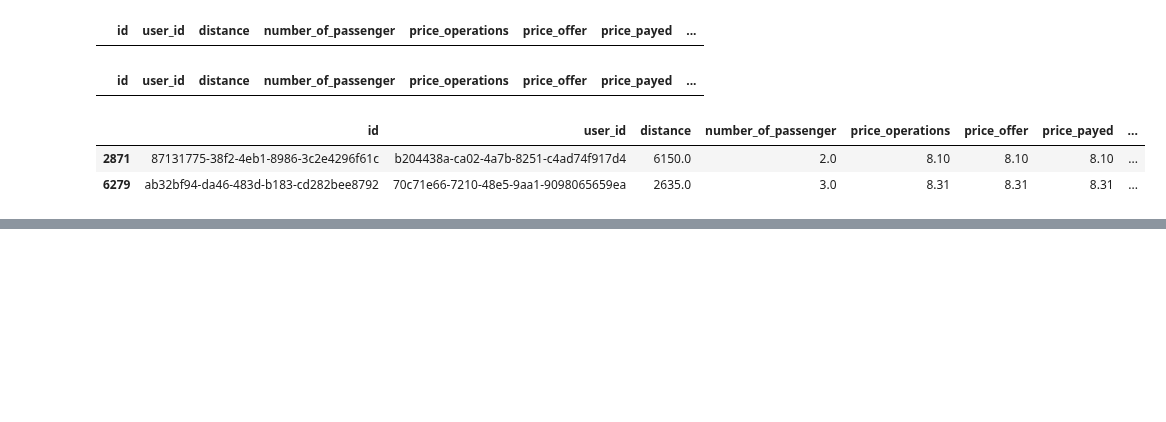
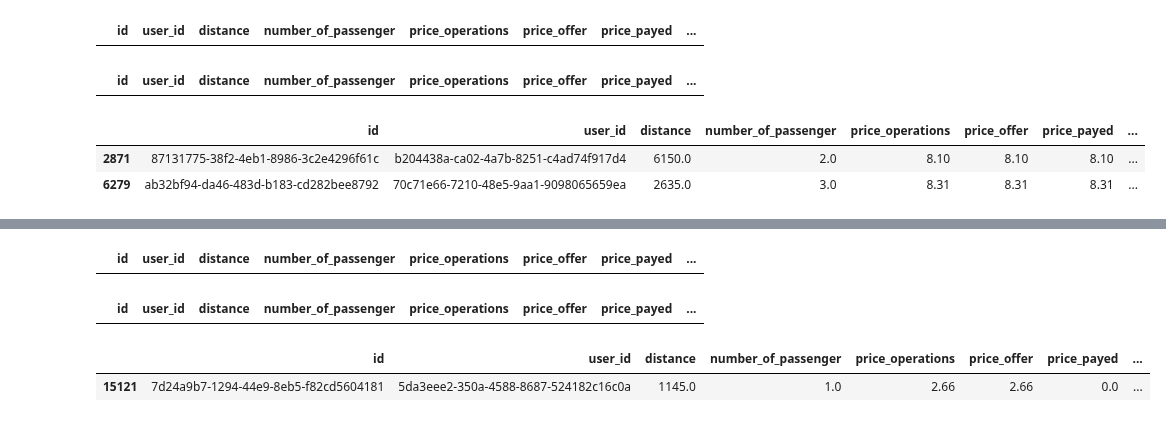
Before and after one commit to Lukas-Dierkes/vehicle-stream-team-project, a Jupyter notebook: vehicle_stream_pipeline/cleaning.ipynb, the cells around one changed output, grey strips where cells are left out. Drawn from its saved outputs; the diff is of its cells as text; code cells hidden in the pictures; blank space fills up the shorter version.

```diff
--- a/vehicle_stream_pipeline/cleaning.ipynb
+++ b/vehicle_stream_pipeline/cleaning.ipynb
@@ -507,0 +522,46 @@ df.loc[(df.dropoff_at < df.pickup_at) & (df.state == 'completed')]
+# %%
+# Attribute: 'dropoff_eta'
+dropoff_eta = pd.to_datetime(df["dropoff_eta"])
+
+dropoff_eta = dropoff_eta.fillna(df["dropoff_at"])
+
+# Check ordering
+dropoff_eta = np.where(
+    (dropoff_eta < df['dispatched_at']) | (dropoff_eta - df['scheduled_to'] > pd.Timedelta(days=1)),
+    df['dropoff_at'],
+    dropoff_eta
+)
+df['dropoff_eta'] = pd.to_datetime(dropoff_eta)
+# %%
+df.loc[(df['dropoff_eta'] - df['scheduled_to'] > pd.Timedelta(days=1)) & (df.state == 'completed')]
+# %% [output]
+|  | id | user_id | distance | number_of_passenger | price_operations | price_offer | price_payed | ... |
+# %%
+# Attribute: 'dropoff_first_eta'
+dropoff_first_eta = pd.to_datetime(df["dropoff_first_eta"])
+ftr = [3600, 60, 1]
+shortest_ridetime = (
+    df["shortest_ridetime"]
+    .str[0:8]
+    .apply(lambda row: sum([a * b for a, b in zip(ftr, map(int, row.split(":")))]))
+)
+dropoff_first_eta = dropoff_first_eta.fillna(
+    df["pickup_first_eta"] + pd.to_timedelta(shortest_ridetime, unit="s")
+)
+
+# Check ordering
+dropoff_first_eta = np.where(
+    (dropoff_first_eta < df['dispatched_at']) | (dropoff_first_eta - df['scheduled_to'] > pd.Timedelta(days=1)),
+    df["pickup_first_eta"] + pd.to_timedelta(shortest_ridetime, unit="s"),
+    dropoff_first_eta
+)
+df['dropoff_first_eta'] = pd.to_datetime(dropoff_first_eta)
+# %%
+df.loc[(df.dropoff_first_eta < df['dispatched_at']) & (df.state == 'completed')]
+# %% [output]
+|  | id | user_id | distance | number_of_passenger | price_operations | price_offer | price_payed | ... |
+# %%
+df.loc[(df['dropoff_first_eta'] - df['scheduled_to'] > pd.Timedelta(days=1)) & (df.state == 'completed')]
+# %% [output]
+|  | id | user_id | distance | number_of_passenger | price_operations | price_offer | price_payed | ... |
+| 15121 | 7d24a9b7-1294-44e9-8eb5-f82cd5604181 | 5da3eee2-350a-4588-8687-524182c16c0a | 1145.0 | 1.0 | 2.66 | 2.66 | 0.0 | ... |
```
Also changed, not shown: parts of 10 cells of this notebook.
